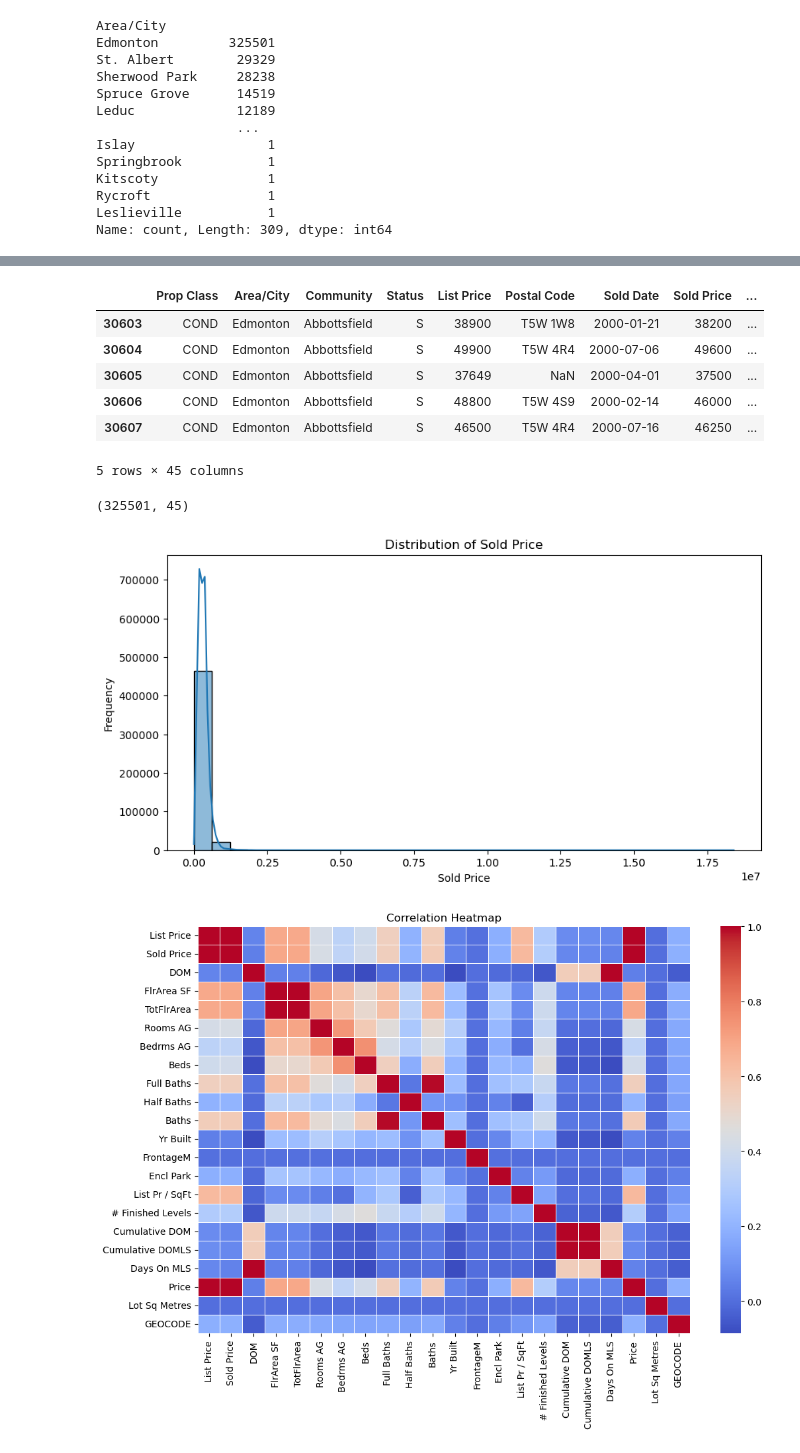
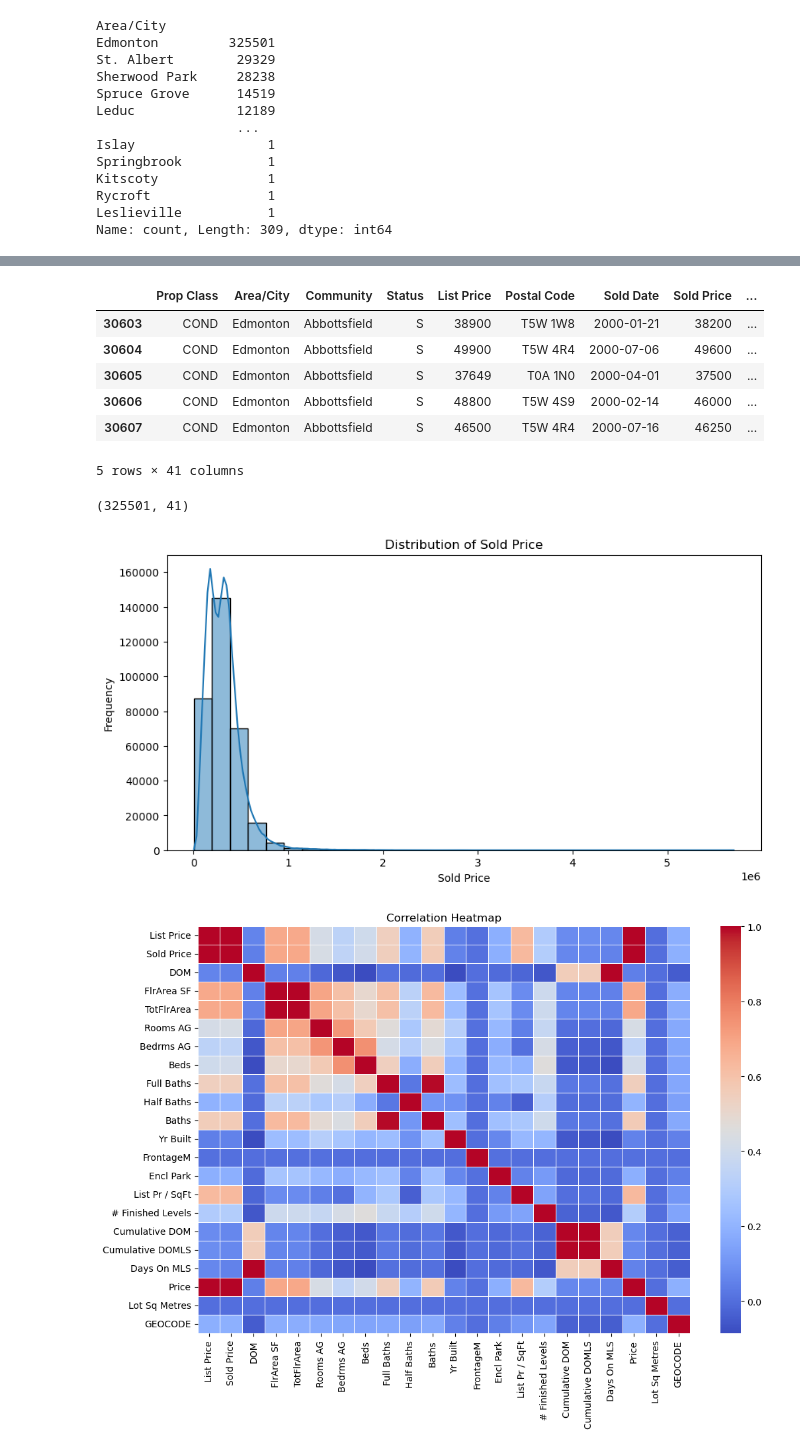
Before and after one commit to glennybarnes/DATA3960_Capstone_Project, a Jupyter notebook: DATA3960_Capstone_Project_Group3.ipynb, the cells around one changed output, grey strips where cells are left out. Cells and saved outputs as stored; diff of their text form; code cells hidden in the pictures.

```diff
--- a/DATA3960_Capstone_Project_Group3.ipynb
+++ b/DATA3960_Capstone_Project_Group3.ipynb
@@ -219,0 +242,23 @@ missing_values_after
+# %%
+# Columns with few missing values
+few_missing_columns = ['Garage Y/N', 'Construction Type', 'FLOORING', 'Bsmt Dev']
+
+# Impute with mode for categorical columns
+for col in few_missing_columns:
+    sold_data[col].fillna(sold_data[col].mode()[0], inplace=True)
+
+# Columns with many missing values
+many_missing_columns = ['Condo Name', 'PARKING', 'Front Exp', 'Style']
+
+# Drop columns with too many missing values
+sold_data.drop(columns=many_missing_columns, inplace=True)
+
+# Columns with moderate missing values
+moderate_missing_columns = ['Community', 'Postal Code']
+
+# Impute with mode for categorical columns
+for col in moderate_missing_columns:
+    sold_data[col].fillna(sold_data[col].mode()[0], inplace=True)
+
+# Verify no missing values remain
+print(sold_data.isnull().sum())
@@ -303,32 +378,32 @@ edmonton_sold_data.head()
 |  | Prop Class | Area/City | Community | Status | List Price | Postal Code | Sold Date | Sold Price | ... |
 | 30603 | COND | Edmonton | Abbottsfield | S | 38900 | T5W 1W8 | 2000-01-21 | 38200 | ... |
 | 30604 | COND | Edmonton | Abbottsfield | S | 49900 | T5W 4R4 | 2000-07-06 | 49600 | ... |
-| 30605 | COND | Edmonton | Abbottsfield | S | 37649 | NaN | 2000-04-01 | 37500 | ... |
+| 30605 | COND | Edmonton | Abbottsfield | S | 37649 | T0A 1N0 | 2000-04-01 | 37500 | ... |
 | 30606 | COND | Edmonton | Abbottsfield | S | 48800 | T5W 4S9 | 2000-02-14 | 46000 | ... |
 | 30607 | COND | Edmonton | Abbottsfield | S | 46500 | T5W 4R4 | 2000-07-16 | 46250 | ... |
-5 rows × 45 columns
+5 rows × 41 columns
 # %%
 edmonton_sold_data.shape
 # %% [output]
-(325501, 45)
+(325501, 41)
 # %%
 import matplotlib.pyplot as plt
 import seaborn as sns
 
 # Price Distribution
 plt.figure(figsize=(10,5))
-sns.histplot(sold_data['Sold Price'], bins=30, kde=True)
+sns.histplot(edmonton_sold_data['Sold Price'], bins=30, kde=True)
 plt.xlabel("Sold Price")
 plt.ylabel("Frequency")
 plt.title("Distribution of Sold Price")
 plt.show()
 
 # Correlation Heatmap
 plt.figure(figsize=(12,8))
 corr_matrix = edmonton_sold_data[numerical_cols].corr()
 sns.heatmap(corr_matrix, annot=False, cmap="coolwarm", linewidths=0.5)
 plt.title("Correlation Heatmap")
 plt.show()
 # %% [output]
-[figure, old version]
+[figure, new version]
 [figure]
```
Also changed, not shown: parts of 9 cells of this notebook.
